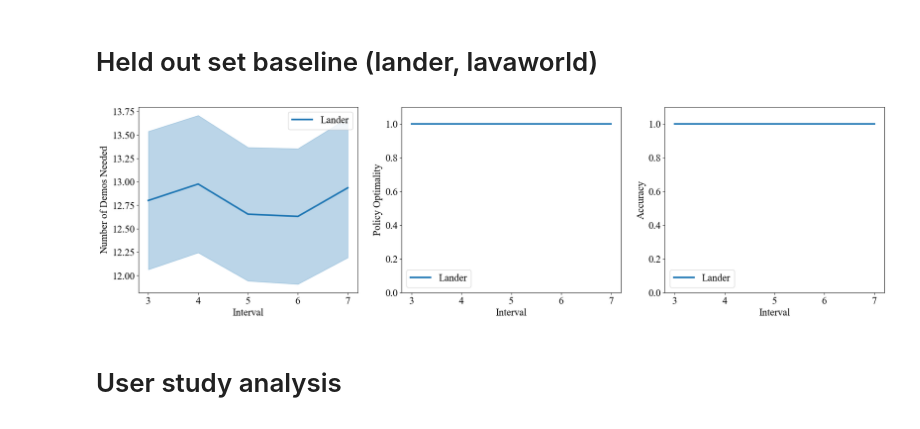
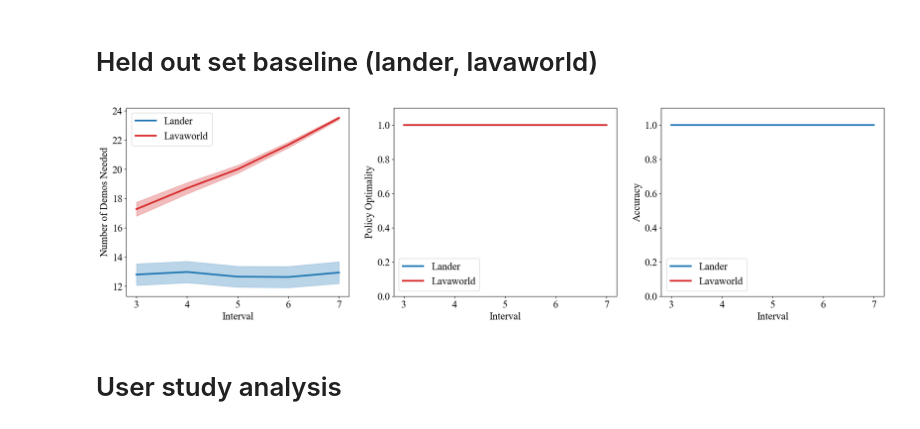
Before and after one commit to dsbrown1331/birl, a Jupyter notebook: organized_plotting.ipynb, the cells around one changed output. Saved outputs shown, nothing was run; the diff lists cells and outputs as text; code cells hidden in the pictures.

```diff
--- a/organized_plotting.ipynb
+++ b/organized_plotting.ipynb
@@ -1445,51 +1583,51 @@ axes[0].plot(x, y, color = color_scheme["lander"], label = "Lander")
 err = np.array([sem(lander_held_out_metrics["num_demos"][t]) for t in x])
 axes[0].fill_between(x, y - err, y + err, alpha = 0.3, color = color_scheme["lander"])
 
-# y = np.array([mean(lavaworld_patience_metrics["num_demos"][t]) for t in x])
-# axes[0].plot(x, y, color = color_scheme["lavaworld"], label = "Lavaworld")
-# err = np.array([sem(lavaworld_patience_metrics["num_demos"][t]) for t in x])
-# axes[0].fill_between(x, y - err, y + err, alpha = 0.3, color = color_scheme["lavaworld"])
+y = np.array([mean(lavaworld_held_out_metrics["num_demos"][t]) for t in x])
+axes[0].plot(x, y, color = color_scheme["lavaworld"], label = "Lavaworld")
+err = np.array([sem(lavaworld_held_out_metrics["num_demos"][t]) for t in x])
+axes[0].fill_between(x, y - err, y + err, alpha = 0.3, color = color_scheme["lavaworld"])
 
 axes[0].set(xlabel = "Interval", ylabel = "Number of Demos Needed")
 # axes[0].set_yticks([round(v, 2) for v in np.arange(0.60, 0.80, 0.05)])
 
 
 y = np.array([mean(lander_held_out_metrics["policy_optimalities"][t]) for t in x])
 axes[1].plot(x, y, color = color_scheme["lander"], label = "Lander")
 err = np.array([sem(lander_held_out_metrics["policy_optimalities"][t]) for t in x])
 axes[1].fill_between(x, y - err, y + err, alpha = 0.3, color = color_scheme["lander"])
 
-# y = np.array([mean(lavaworld_patience_metrics["policy_optimalities"][t]) for t in x])
-# axes[1].plot(x, y, color = color_scheme["lavaworld"], label = "Lavaworld")
-# err = np.array([sem(lavaworld_patience_metrics["policy_optimalities"][t]) for t in x])
-# axes[1].fill_between(x, y - err, y + err, alpha = 0.3, color = color_scheme["lavaworld"])
+y = np.array([mean(lavaworld_held_out_metrics["policy_optimalities"][t]) for t in x])
+axes[1].plot(x, y, color = color_scheme["lavaworld"], label = "Lavaworld")
+err = np.array([sem(lavaworld_held_out_metrics["policy_optimalities"][t]) for t in x])
+axes[1].fill_between(x, y - err, y + err, alpha = 0.3, color = color_scheme["lavaworld"])
 
 axes[1].set_yticks([round(v, 1) for v in np.arange(0.0, 1.1, 0.2)])
 axes[1].set_ylim([0, 1.1])
 axes[1].set(xlabel = "Interval", ylabel = "Policy Optimality")
 
 
 y = np.array([lander_held_out_metrics["accuracies"][t] for t in x])
 axes[2].plot(x, y, color = color_scheme["lander"], label = "Lander")
 err = np.array([np.std(y) / np.sqrt(len(y))] * len(y))
 axes[2].fill_between(x, y - err, y + err, alpha = 0.3, color = color_scheme["lander"])
 
-# y = np.array([lavaworld_patience_metrics["accuracies"][t] for t in x])
-# axes[2].plot(x, y, color = color_scheme["lavaworld"], label = "Lavaworld")
-# err = np.array([np.std(y) / np.sqrt(len(y))] * len(y))
-# axes[2].fill_between(x, y - err, y + err, alpha = 0.3, color = color_scheme["lavaworld"])
+y = np.array([lavaworld_held_out_metrics["accuracies"][t] for t in x])
+axes[2].plot(x, y, color = color_scheme["lavaworld"], label = "Lavaworld")
+err = np.array([np.std(y) / np.sqrt(len(y))] * len(y))
+axes[2].fill_between(x, y - err, y + err, alpha = 0.3, color = color_scheme["lavaworld"])
 
 axes[2].set_yticks([round(v, 1) for v in np.arange(0.0, 1.1, 0.2)])
 axes[2].set_ylim([0, 1.1])
 axes[2].set(xlabel = "Interval", ylabel = "Accuracy")
 
 for ax in axes.flat:
     ax.set_xticks(x)
     ax.legend()
 
 plt.show()
 # %% [output]
-[figure, old version]
+[figure, new version]
 # %% [markdown]
 # User study analysis
 # %%
```
Also changed, not shown: parts of 8 cells of this notebook, 1 other file.
